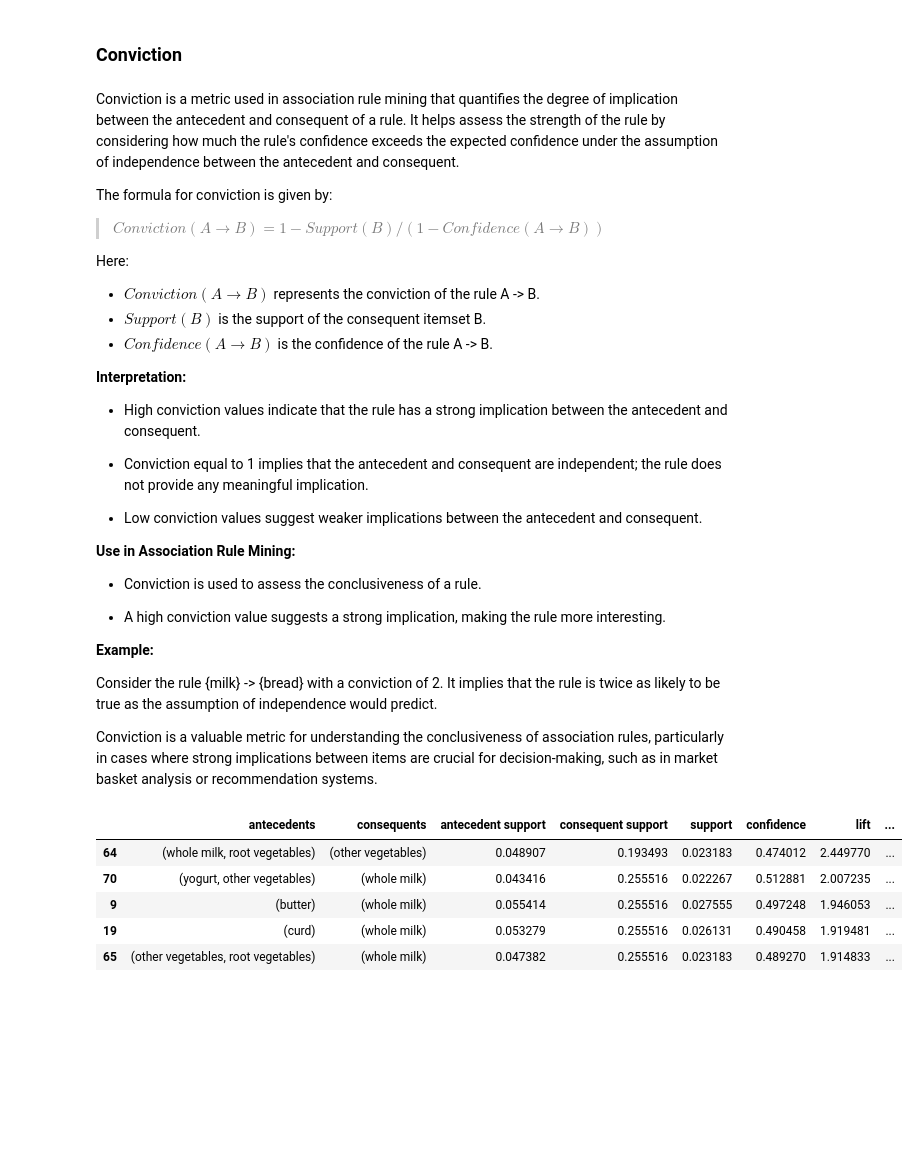
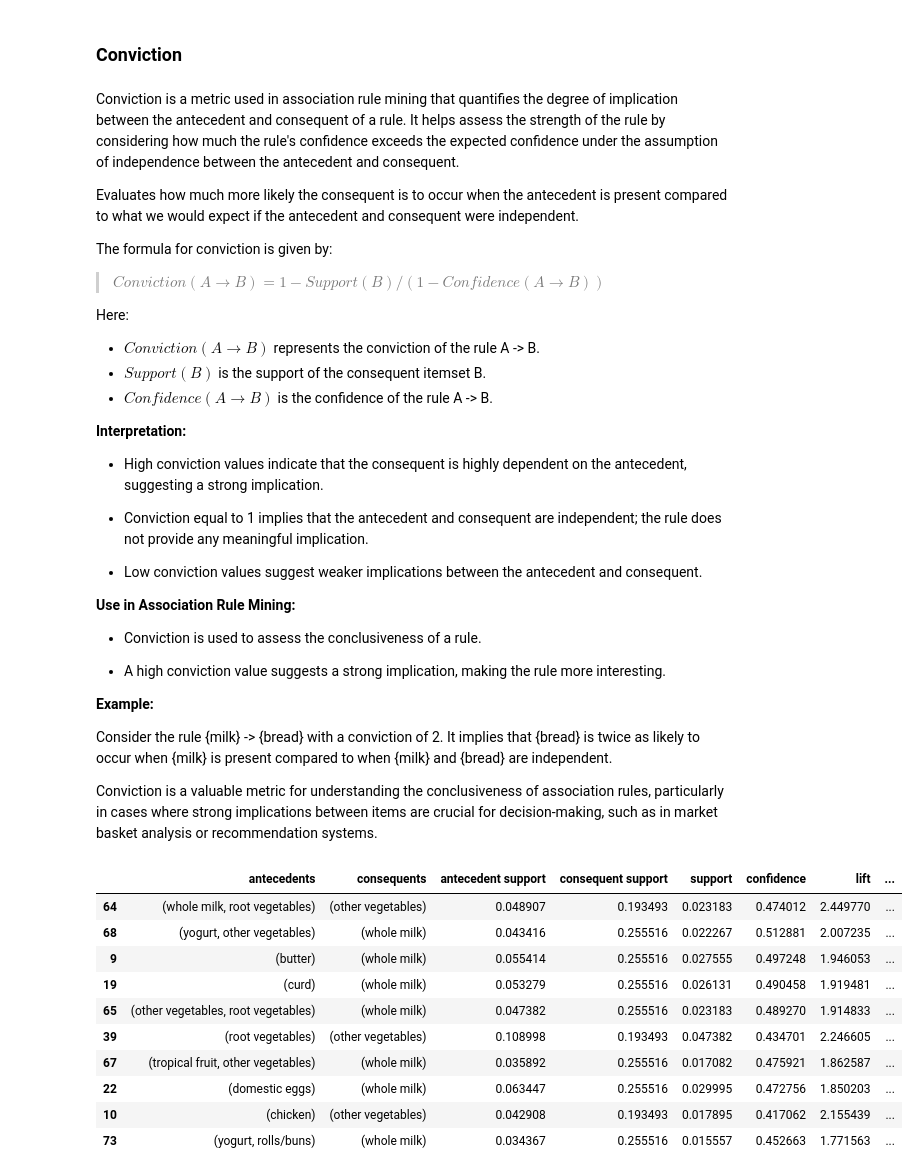
Before and after one commit to teolotti/GroceriesDM, a Jupyter notebook: market.ipynb, the cells around one changed output. Cells and saved outputs as stored; diff of their text form; code cells hidden in the pictures; blank space fills up the shorter version.

```diff
--- a/market.ipynb
+++ b/market.ipynb
@@ -699,6 +691,8 @@ The first row contains the **antecedent** `beef` and the **consequent** `root ve
 # %% [markdown]
 
 Conviction is a metric used in association rule mining that quantifies the degree of implication between the antecedent and consequent of a rule. It helps assess the strength of the rule by considering how much the rule's confidence exceeds the expected confidence under the assumption of independence between the antecedent and consequent.
+
+Evaluates how much more likely the consequent is to occur when the antecedent is present compared to what we would expect if the antecedent and consequent were independent.
 
 The formula for conviction is given by:
 
@@ -711,7 +705,7 @@ Here:
 
 **Interpretation:**
 
-- High conviction values indicate that the rule has a strong implication between the antecedent and consequent.
+- High conviction values indicate that the consequent is highly dependent on the antecedent, suggesting a strong implication.
 
 - Conviction equal to 1 implies that the antecedent and consequent are independent; the rule does not provide any meaningful implication.
 
@@ -725,16 +719,21 @@ Here:
 
 **Example:**
 
-Consider the rule {milk} -> {bread} with a conviction of 2. It implies that the rule is twice as likely to be true as the assumption of independence would predict.
+Consider the rule {milk} -> {bread} with a conviction of 2. It implies that {bread} is twice as likely to occur when {milk} is present compared to when {milk} and {bread} are independent.
 
 Conviction is a valuable metric for understanding the conclusiveness of association rules, particularly in cases where strong implications between items are crucial for decision-making, such as in market basket analysis or recommendation systems.
 # %%
-rules.sort_values('conviction', ascending=False).head()
+rules.sort_values('conviction', ascending=False).head(10)
 # %% [output]
 |  | antecedents | consequents | antecedent support | consequent support | support | confidence | lift | ... |
 | 64 | (whole milk, root vegetables) | (other vegetables) | 0.048907 | 0.193493 | 0.023183 | 0.474012 | 2.449770 | ... |
-| 70 | (yogurt, other vegetables) | (whole milk) | 0.043416 | 0.255516 | 0.022267 | 0.512881 | 2.007235 | ... |
+| 68 | (yogurt, other vegetables) | (whole milk) | 0.043416 | 0.255516 | 0.022267 | 0.512881 | 2.007235 | ... |
 | 9 | (butter) | (whole milk) | 0.055414 | 0.255516 | 0.027555 | 0.497248 | 1.946053 | ... |
 | 19 | (curd) | (whole milk) | 0.053279 | 0.255516 | 0.026131 | 0.490458 | 1.919481 | ... |
 | 65 | (other vegetables, root vegetables) | (whole milk) | 0.047382 | 0.255516 | 0.023183 | 0.489270 | 1.914833 | ... |
+| 39 | (root vegetables) | (other vegetables) | 0.108998 | 0.193493 | 0.047382 | 0.434701 | 2.246605 | ... |
+| 67 | (tropical fruit, other vegetables) | (whole milk) | 0.035892 | 0.255516 | 0.017082 | 0.475921 | 1.862587 | ... |
+| 22 | (domestic eggs) | (whole milk) | 0.063447 | 0.255516 | 0.029995 | 0.472756 | 1.850203 | ... |
+| 10 | (chicken) | (other vegetables) | 0.042908 | 0.193493 | 0.017895 | 0.417062 | 2.155439 | ... |
+| 73 | (yogurt, rolls/buns) | (whole milk) | 0.034367 | 0.255516 | 0.015557 | 0.452663 | 1.771563 | ... |
 # %% [markdown]
```
Also changed, not shown: parts of 16 cells of this notebook.
